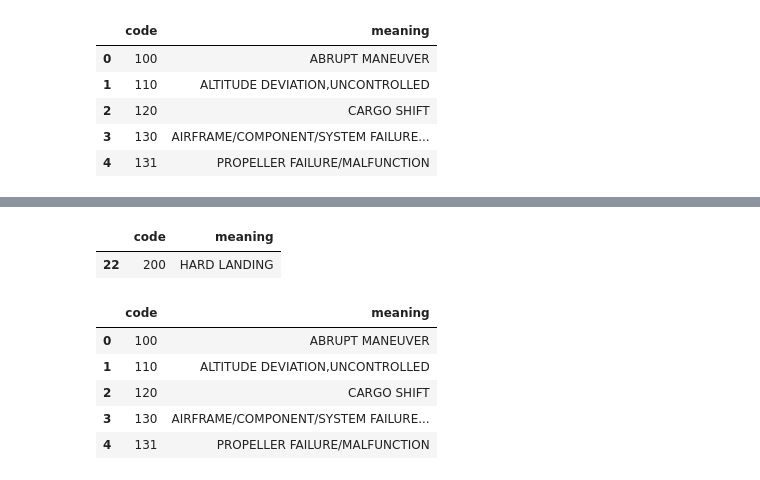
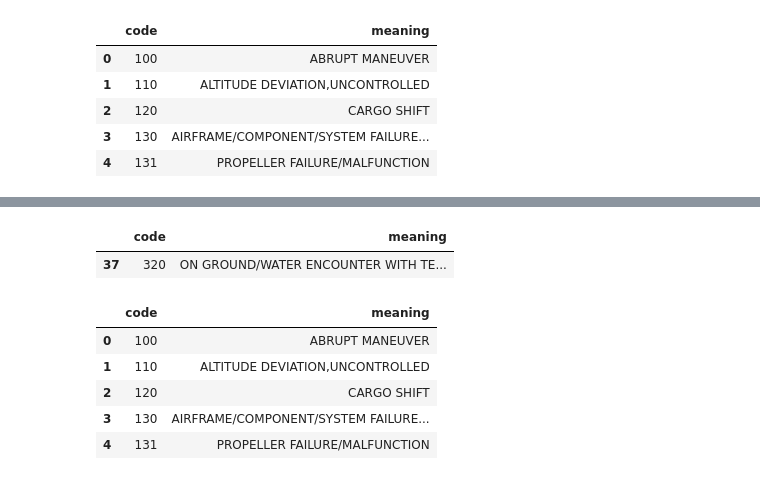
Before and after one commit to zxgcqupt/NTSB_Bayesian_Network, a Jupyter notebook: main.ipynb, the cells around one changed output, grey strips where cells are left out. Drawn from its saved outputs; the diff is of its cells as text; code cells hidden in the pictures.

```diff
--- a/main.ipynb
+++ b/main.ipynb
@@ -438,8 +471,8 @@ len(dictEventSequences)
 # %%
-eventCodes[eventCodes['code'] == 200]
+eventCodes[eventCodes['code'] == 320]
 # %% [output]
 |  | code | meaning |
-| 22 | 200 | HARD LANDING |
+| 37 | 320 | ON GROUND/WATER ENCOUNTER WITH TE... |
 # %%
 eventCodes.head()
 # %% [output]
```
Also changed, not shown: parts of 54 cells of this notebook, 4 other files.
